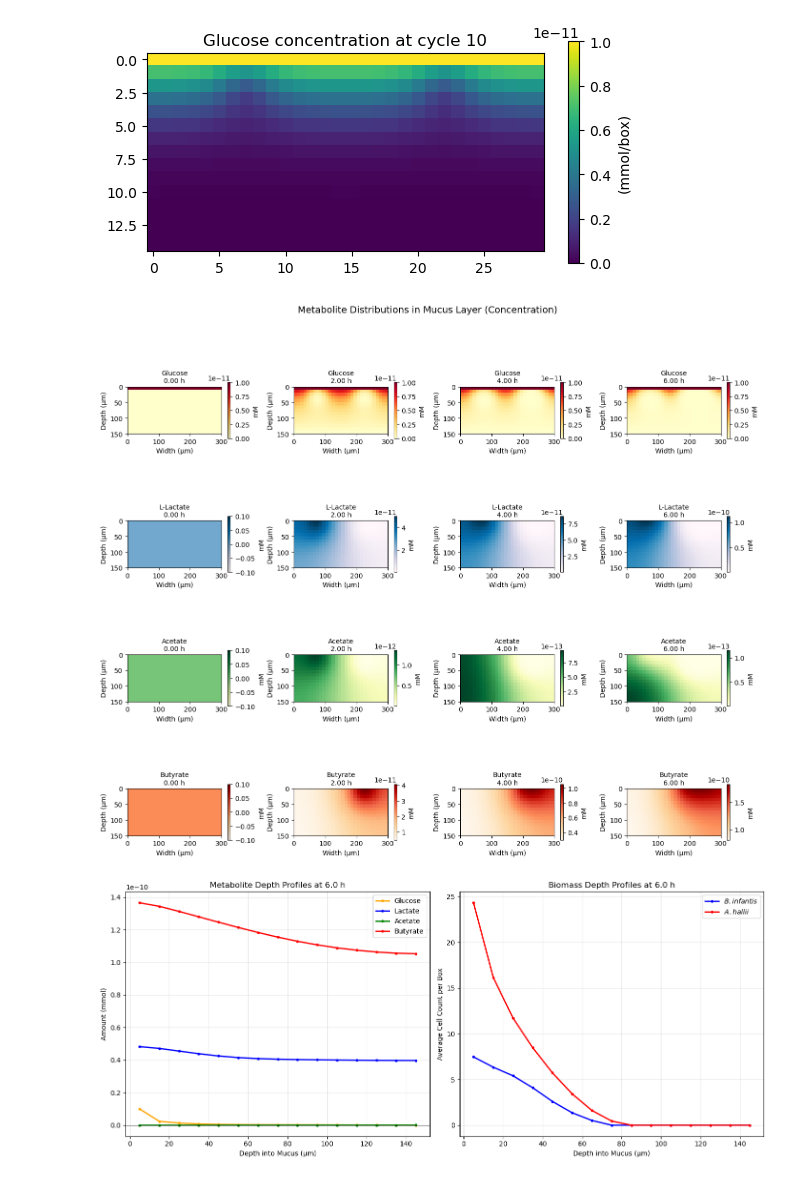
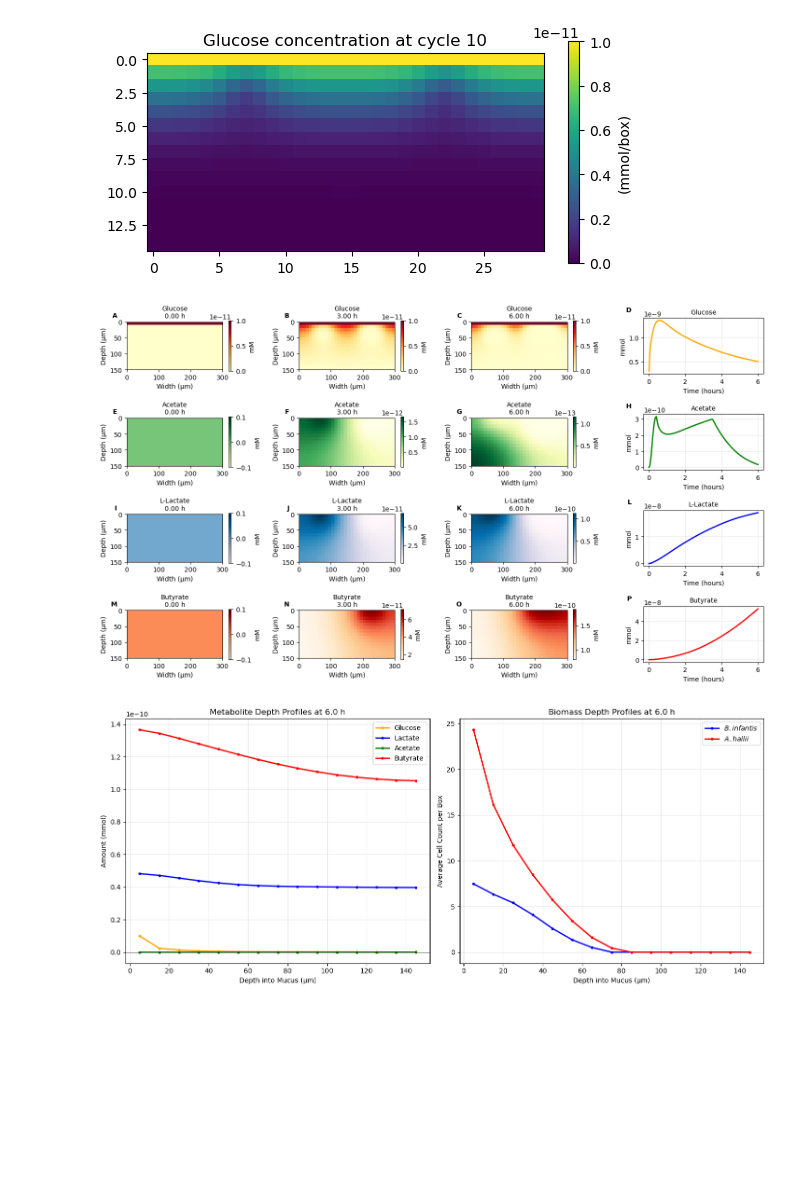
Before and after one commit to m-3-lab/SpatialFBAExample, a Jupyter notebook: Paper Code/3_3_1_Spatial.ipynb, the cells around one changed output. Drawn from its saved outputs; the diff is of its cells as text; code cells hidden in the pictures; blank space fills up the shorter version.

```diff
--- a/Paper Code/3_3_1_Spatial.ipynb
+++ b/Paper Code/3_3_1_Spatial.ipynb
@@ -528,46 +544,70 @@ plt.show()
 [figure]
 # %%
 # Metabolite Heatmaps Over Time
-cycles = [0, 200, 400, 600]
+cycles = [0, 300, 600]
 metabolites = [
     ('glc_D[e]', 'Glucose', 'YlOrRd'),
+    ('ac[e]',    'Acetate',  'YlGn'),
     ('lac_L[e]', 'L-Lactate', 'PuBu'),
-    ('ac[e]',    'Acetate',  'YlGn'),
     ('but[e]',   'Butyrate', 'OrRd'),
 ]
 
+colors = ['orange','green','blue','red']
+
 n_mets = len(metabolites)
 
-fig, axes = plt.subplots(n_mets, len(cycles), figsize=(3.5*len(cycles), 3*n_mets))
-if n_mets == 1:
-    axes = axes.reshape(1, -1)
+fig, axes = plt.subplots(n_mets, len(cycles)+1, figsize=(4.5*len(cycles)+1, 2.1*n_mets))
 
-for col, cyc in enumerate(cycles):
-    for row, (met_id, met_name, cmap) in enumerate(metabolites):
+for row, (met_id, met_name, cmap) in enumerate(metabolites):
+    for col, cyc in enumerate(cycles):
         ax = axes[row, col]
 
         # COMETS returns mmol per box; convert to mM
         im = sim.get_metabolite_image(met_id, cyc)
         im_mM = im / BOX_VOL_L  # convert to mM.    im_mM.max()
 
         pcm = ax.imshow(
             im.T,
             origin='upper',
             cmap=cmap,
             aspect='equal',
-            extent=[0, GRID_X*SPACE_WIDTH*1e4, GRID_Y*SPACE_WIDTH*1e4, 0],
+            extent=[0, GRID_X*SPACE_WIDTH*1e4, GRID_Y*SPACE_WIDTH*1e4, 0]
         )
 
         ax.set_title(f'{met_name}\n{cyc*0.01:.2f} h', fontsize=10)
         ax.set_xlabel('Width (µm)')
         ax.set_ylabel('Depth (µm)')
-        plt.colorbar(pcm, ax=ax, shrink=0.4, label='mM')
+        plt.colorbar(pcm, ax=ax, shrink=0.9, label='mM')
+    ax = axes[row, -1]
+    met_ts = sim.get_metabolite_time_series()[met_id]
+    ax.plot(time_h, met_ts, color=colors[row], linewidth=2)
+    ax.set_title(f'{met_name}', fontsize=10)
+    ax.set_xlabel('Time (hours)')
+    ax.set_ylabel('mmol')
+    ax.grid(True, alpha=0.3)
 
-plt.suptitle('Metabolite Distributions in Mucus Layer (Concentration)', fontsize=14, y=1.02)
+
+labels = ['A', 'B', 'C','D',
+          'E', 'F', 'G', 'H',
+          'I', 'J', 'K', 'L',
+          'M', 'N', 'O', 'P']
+
+for ax, label in zip(axes.flat, labels):
+    # label in top-left, outside plot
+    ax.text(
+        -0.1, 1.2, label,
+        transform=ax.transAxes,
+        fontsize=10,
+        fontweight='bold',
+        va='top',
+        ha='right')
+
+#plt.suptitle('Metabolite Distributions in Mucus Layer (Concentration)', fontsize=14, y=1.02)
+plt.savefig('spatial_metabolites.png', dpi=300, bbox_inches='tight')
 plt.tight_layout()
 plt.show()
 # %% [output]
-[figure, old version]
+[figure, new version]
 # %%
 #Amount vs Mucus Depth
 
```
Also changed, not shown: parts of 1 cell of this notebook, 2 other files.
